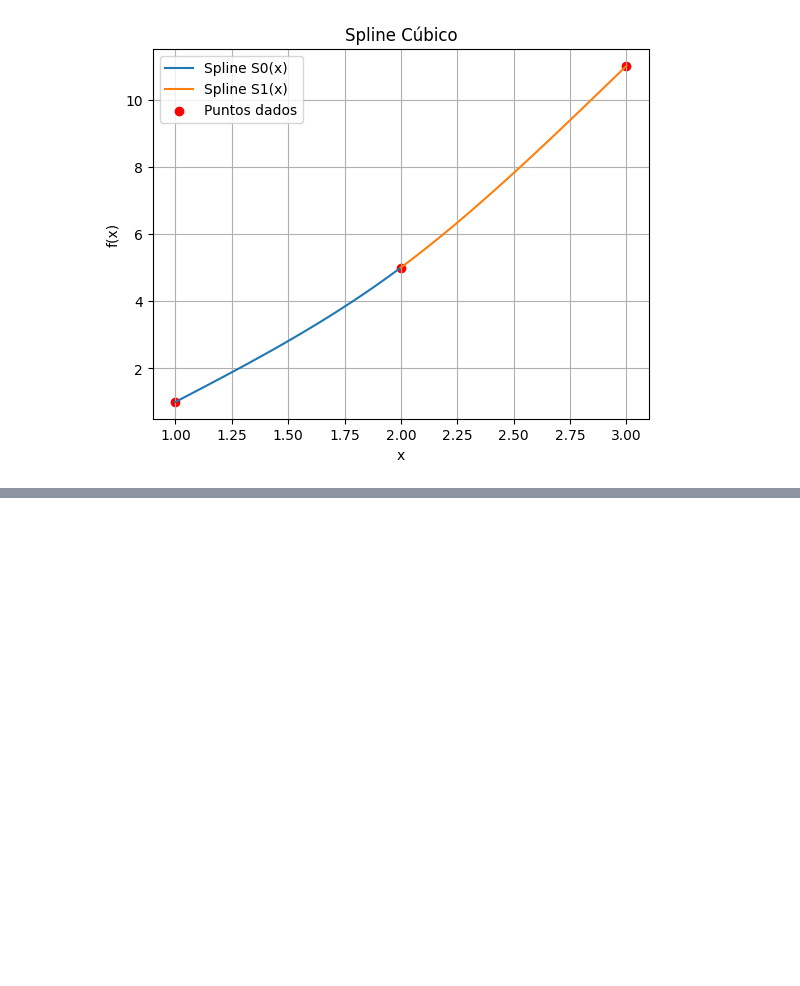
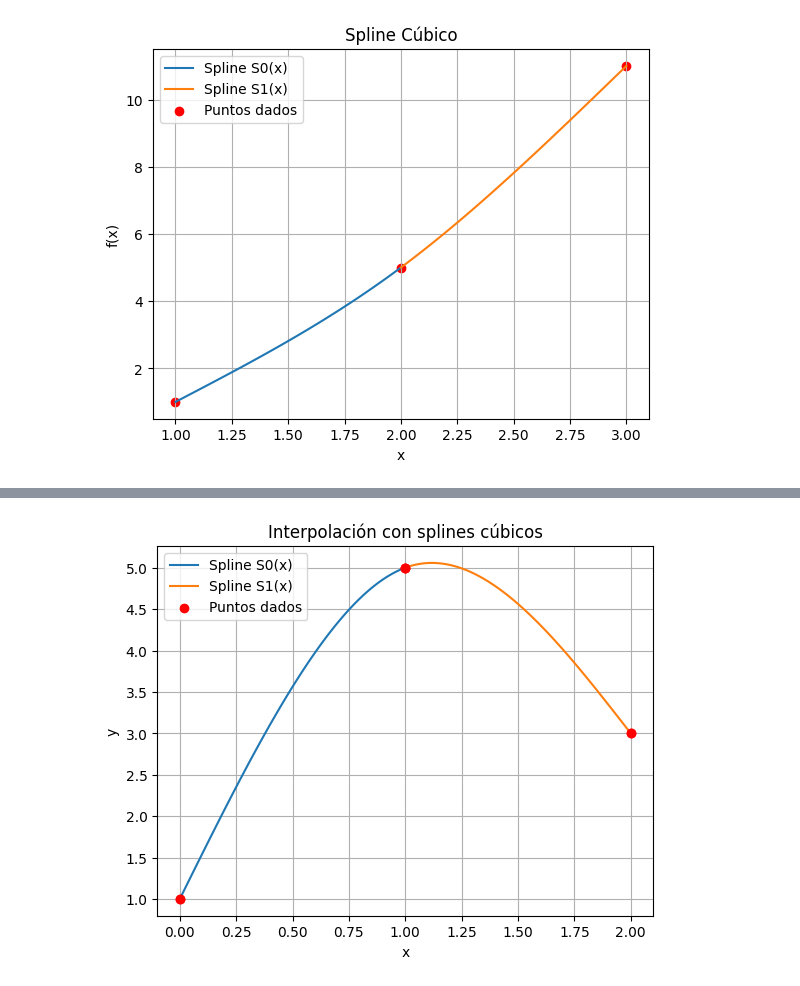
Before and after one commit to Vladimirjon/MetodosNumericos_PasquelJohann, a Jupyter notebook: Splines cúbicos/Splines.ipynb, the cells around one changed output, grey strips where cells are left out. Drawn from its saved outputs; the diff is of its cells as text; code cells hidden in the pictures; blank space fills up the shorter version.

Commit message:
Gráficas Splin cúbico

```diff
--- a/Splines cúbicos/Splines.ipynb
+++ b/Splines cúbicos/Splines.ipynb
@@ -50,0 +67,33 @@ plt.show()
+# %%
+splines = [
+    {"a": 1, "b": 5.5, "c": 0, "d": -1.5},
+    {"a": 5, "b": 1, "c": -4.5, "d":1.5},
+]
+# %%
+def Spline(x: float, x0: float, pars: dict) -> float:
+    a = pars["a"]
+    b = pars["b"]
+    c = pars["c"]
+    d = pars["d"]
+    return a + b * (x - x0) + c * (x - x0) ** 2 + d * (x - x0) ** 3
+# %%
+
+for i, x_i in enumerate(x_s1[:-1]):
+    _x = np.linspace(x_i, x_s1[i + 1], 100)
+    y = Spline(_x, x_i, splines[i])
+    plt.plot(_x, y, label=f"Spline S{i}(x)")
+
+    plt.scatter([x_i, x_s1[i + 1]], [y_s1[i], y_s1[i + 1]], color="red", zorder=5)
+
+
+plt.scatter(x_s1, y_s1, color="red", label="Puntos dados", zorder=5)
+
+
+plt.xlabel("x")
+plt.ylabel("y")
+plt.title("Interpolación con splines cúbicos")
+plt.legend()
+plt.grid()
+plt.show()
+# %% [output]
+[figure, added]
```
Also changed, not shown: parts of 2 cells of this notebook.
